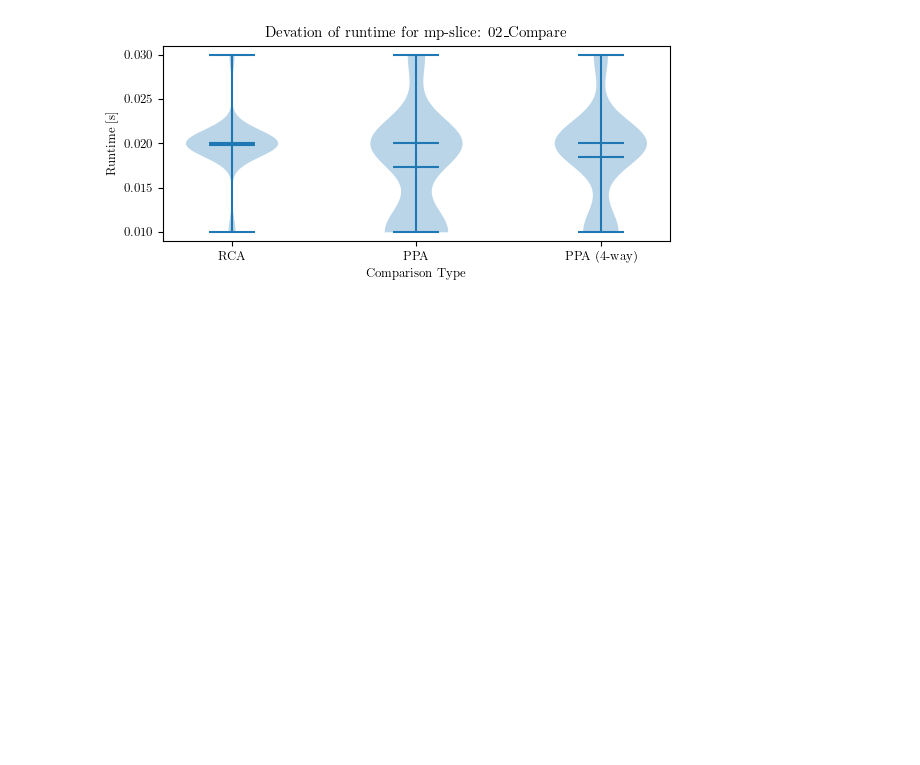
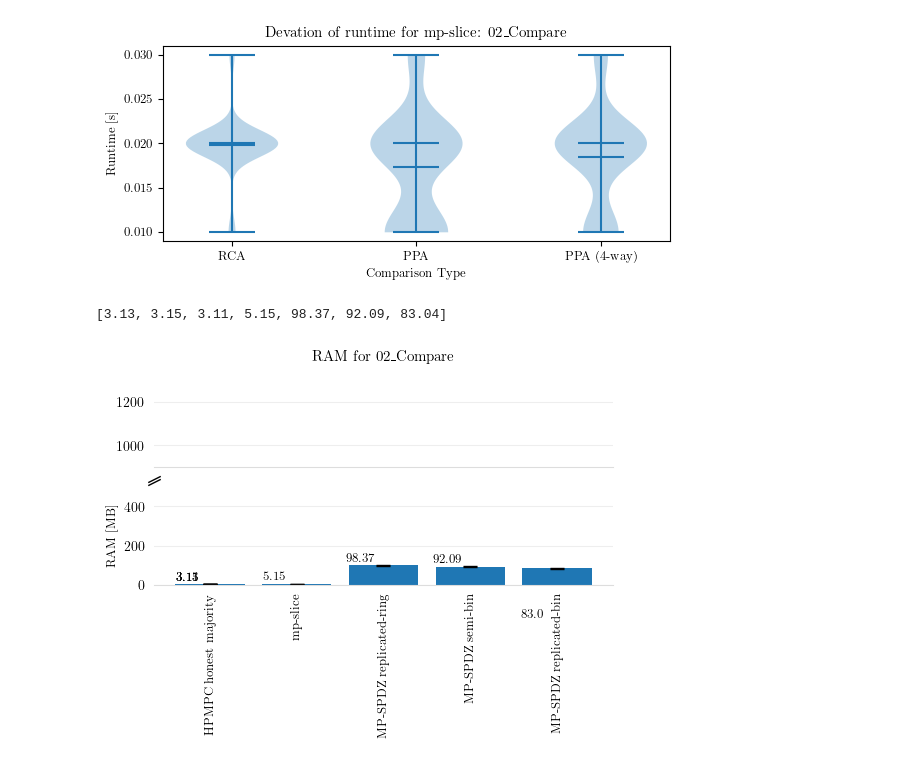
Before and after one commit to aSlunk/results, a Jupyter notebook: mp-slice/02_Compare/Deviation.ipynb, the cells around one changed output. Cells and saved outputs as stored; diff of their text form; code cells hidden in the pictures; blank space fills up the shorter version.

```diff
--- a/mp-slice/02_Compare/Deviation.ipynb
+++ b/mp-slice/02_Compare/Deviation.ipynb
@@ -322,3 +357,83 @@ plt.savefig("HPMPC_deviation.png",dpi=300,bbox_inches='tight')
 plt.show()
 # %% [output]
 [figure]
+# %%
+def plot_ram_bar(data,experiment,frameworks):
+    fig, (ax1, ax2) = plt.subplots(2, 1, sharex=True)
+    values=[]
+    label=[]
+    error=[]
+    for i in range(len(framworks)):
+        if data[i]['framework'][0] == "HPMPC":
+            for function in data[i]['function'].unique():
+                date = float(data[i].loc[(data[i]['function'] == function) & (data[i]['preprocess']==0), ['peakRAM(MiB)']].mean().iloc[0])
+                err = float(data[i].loc[(data[i]['function'] == function) & (data[i]['preprocess']==0), ['peakRAM(MiB)']].std().iloc[0])
+                values.append(round(date,2))
+                error.append(round(err,2))
+                label.append(frameworks[i] + ' honest majority')
+        elif data[i]['framework'][0] in ["MP-SPDZ","MOTION"]:
+            for protocol in data[i]['protocol'].unique():
+                if protocol not in ["ps-rep-field","ps-rep-ring","ps-rep-bin","sy-rep-field","malicious-rep-field"]:
+                    date = float(data[i].loc[ (data[i]['protocol']==protocol), ['peakRAM(MiB)']].mean().iloc[0])
+                    err = float(data[i].loc[ (data[i]['protocol']==protocol), ['peakRAM(MiB)']].std().iloc[0])
+                    values.append(round(date,2))
+                    error.append(round(err,2))
+                    label.append(frameworks[i]+' '+str(protocol))
+        else:
+            date = float(data[i]['peakRAM(MiB)'].mean())
+            err = float(data[i]['peakRAM(MiB)'].std())
+            values.append(round(date,2))
+            error.append(round(err,2))
+            label.append(frameworks[i])
+    #ax.set_yscale('log')  # Set y-axis as logarithmic
+    print(values)
+    bars=ax1.bar(label,values,yerr=error,capsize=5)
+    bars2=ax2.bar(label,values,yerr=error,capsize=5)
+    ax2.set_ylabel('RAM [MB]')
+    ax1.set_title(f'RAM for {experiment}')
+    ax1.spines['top'].set_visible(False)
+    ax1.spines['right'].set_visible(False)
+    ax1.spines['left'].set_visible(False)
+    ax1.spines['bottom'].set_color('#DDDDDD')
+    ax2.spines['top'].set_visible(False)
+    ax2.spines['right'].set_visible(False)
+    ax2.spines['left'].set_visible(False)
+    ax2.spines['bottom'].set_color('#DDDDDD')
+
+    # Second, remove the ticks as well.
+    ax1.tick_params(bottom=False, left=False)
+    ax2.tick_params(bottom=False, left=False)
+    # Third, add a horizontal grid (but keep the vertical grid hidden).
+    # Color the lines a light gray as well.
+    ax1.set_axisbelow(True)
+    ax1.yaxis.grid(True, color='#EEEEEE')
+    ax1.xaxis.grid(False)
+    ax2.set_axisbelow(True)
+    ax2.yaxis.grid(True, color='#EEEEEE')
+    ax2.xaxis.grid(False)
+    # Rotate labels
+    ax1.set_ylim(900,1350)
+    ax2.set_ylim(0,500)
+    # Add values on top of bars
+    for bar in bars2[:-1]:
+        yval = bar.get_height()
+        plt.text(bar.get_x() + bar.get_width()/2 -0.26, yval  +7.5, yval, ha='center', va='bottom',weight='bold')
+    yval = bars[-1].get_height()
+    plt.text(bars[-1].get_x() + bars[-1].get_width()/2-0.28, yval-260 + 0.05, round(yval,1), ha='center', va='bottom',weight='bold')
+
+    # zoom-in / limit the view to different portions of the data
+    ax1.tick_params(axis='y', labelsize=10)
+    ax2.tick_params(axis='y', labelsize=10)
+    d = .5  # proportion of vertical to horizontal extent of the slanted line
+    kwargs = dict(marker=[(-1, -d), (1, d)], markersize=9,
+              linestyle="none", color='k', mec='k', mew=1, clip_on=False)
+    ax1.plot([-0.15], transform=ax1.transAxes, **kwargs)
+    ax2.plot([1.08], transform=ax2.transAxes, **kwargs)
+    ax1.figure.set_size_inches(5.91, 2.8)
+    ax2.figure.set_size_inches(5.91, 2.8)
+    plt.xticks(rotation='vertical')
+    plt.show()
+plot_ram_bar(data,experiment,framworks)
+# %% [output]
+[3.13, 3.15, 3.11, 5.15, 98.37, 92.09, 83.04]
+[figure, added]
```
Also changed, not shown: parts of 1 cell of this notebook.
